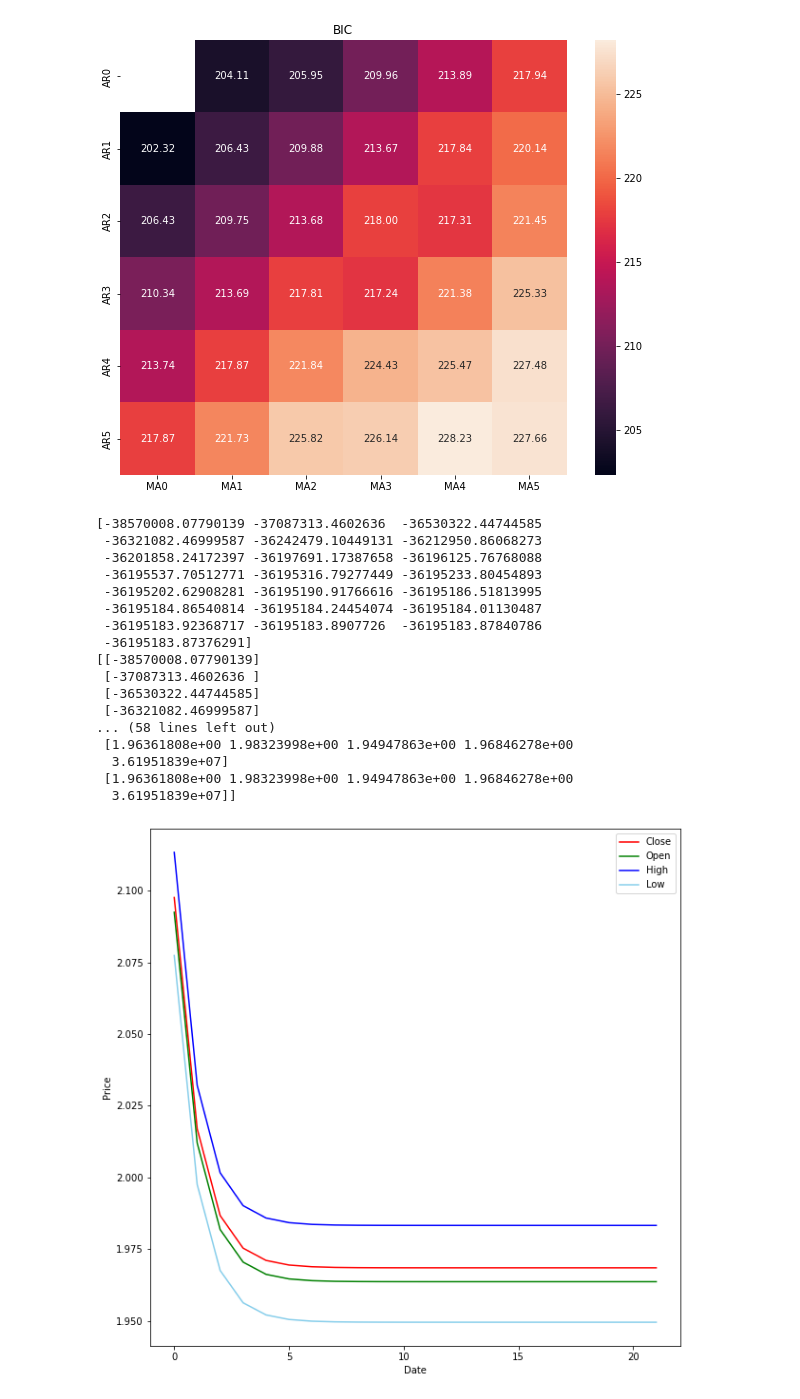
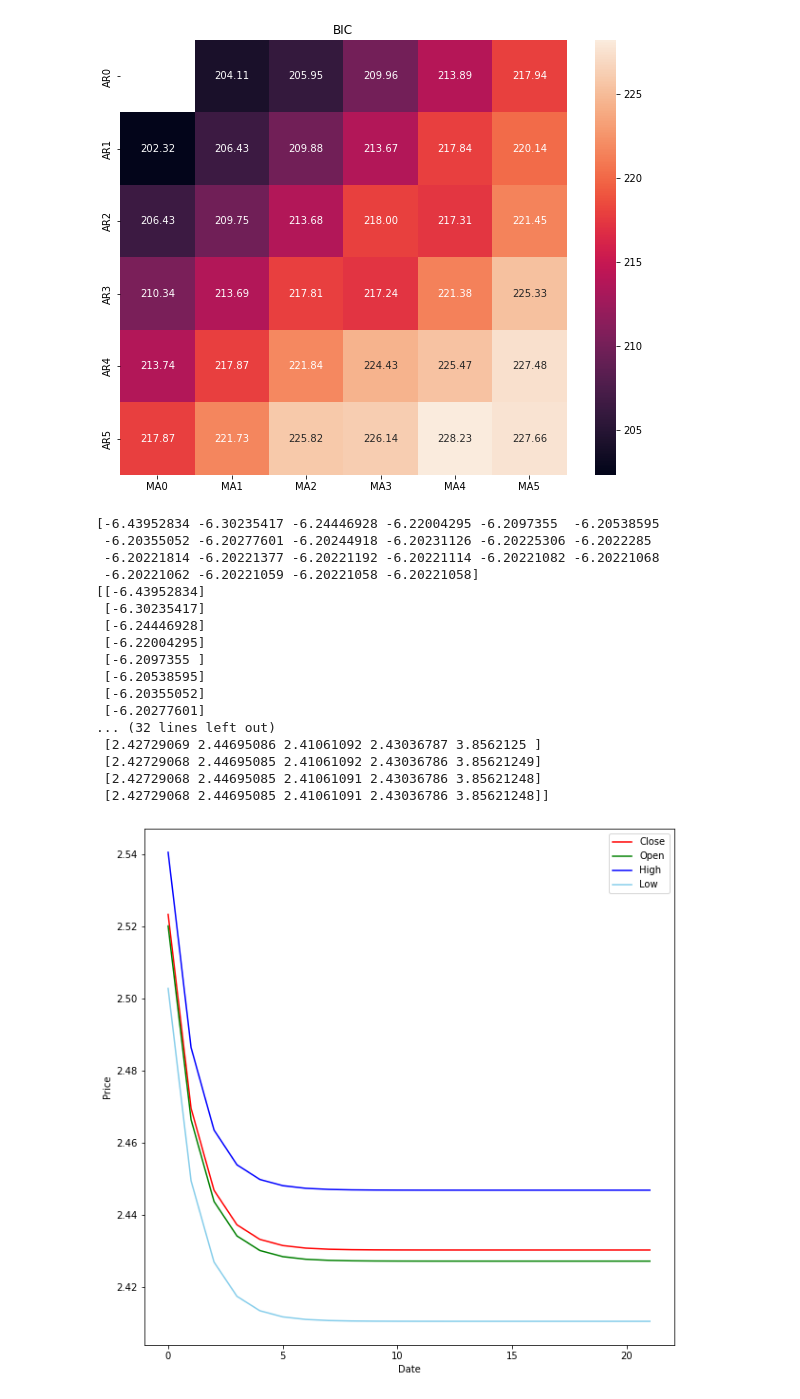
Before and after one commit to Allanroy-tz/PyLab, a Jupyter notebook: 时间序列分析/main.ipynb, the cells around one changed output. Drawn from its saved outputs; the diff is of its cells as text; code cells hidden in the pictures.

```diff
--- a/时间序列分析/main.ipynb
+++ b/时间序列分析/main.ipynb
@@ -11,6 +11,7 @@ sub = ChinaBank['2014-01':'2014-06']
 print(sub)
 train = sub.loc['2014-01':'2014-03']
 test = sub.loc['2014-04':'2014-06']
+train["Volume"]=train["Volume"]/1e7
 plt.figure(figsize=(10,10))
 print(sub.loc['2014-01':'2014-03'])
 plt.plot(train["Close"],color='red',label="Close")
@@ -140,53 +141,53 @@ plt.show()
 # %% [output]
 [figure]
 # %%
-model = sm.tsa.ARIMA(dataFrame[0], order=(1, 0, 0))
+model = sm.tsa.ARIMA(dataFrame[0], order=(1, 0, 1))
 results = model.fit()
 predict_sunspots = results.predict(start=62,end=83,dynamic=False)
 predict_sunspots=predict_sunspots.to_numpy()
 print(predict_sunspots)
 predict_sunspots01=np.empty([22,1])
 for i in range(22):
     predict_sunspots01[i][0]=predict_sunspots[i]
 print(predict_sunspots01)
 
     #a=(vt X AT)T=AV
 predict_sunspots02=np.dot(predict_sunspots01,vt[:1,:])
 print(predict_sunspots02)
 plt.figure(figsize=(10,10))
 plt.plot(predict_sunspots02[...,3],color='red',label="Close")
 plt.plot(predict_sunspots02[...,0],color='green',label="Open")
 plt.plot(predict_sunspots02[...,1],color='blue',label="High")
 plt.plot(predict_sunspots02[...,2],color='skyblue',label="Low")
 #plt.plot(train["Volume"],color='blacl')
 plt.legend()
 plt.xlabel('Date')
 plt.ylabel('Price')
 plt.show()
 plt.figure(figsize=(10,10))
 plt.plot(predict_sunspots02[...,4],color='black',label="Volum")
 plt.legend()
 plt.show()
 # fig, ax = plt.subplots(figsize=(12, 8))
 # ax = sub.plot(ax=ax)
 # predict_sunspots.plot(ax=ax)
 # plt.show()
 # %% [output]
-[-38570008.07790139 -37087313.4602636  -36530322.44744585
- -36321082.46999587 -36242479.10449131 -36212950.86068273
- -36201858.24172397 -36197691.17387658 -36196125.76768088
- -36195537.70512771 -36195316.79277449 -36195233.80454893
- -36195202.62908281 -36195190.91766616 -36195186.51813995
- -36195184.86540814 -36195184.24454074 -36195184.01130487
- -36195183.92368717 -36195183.8907726  -36195183.87840786
- -36195183.87376291]
-[[-38570008.07790139]
- [-37087313.4602636 ]
- [-36530322.44744585]
- [-36321082.46999587]
-... (58 lines left out)
- [1.96361808e+00 1.98323998e+00 1.94947863e+00 1.96846278e+00
-  3.61951839e+07]
- [1.96361808e+00 1.98323998e+00 1.94947863e+00 1.96846278e+00
-  3.61951839e+07]]
+[-6.43952834 -6.30235417 -6.24446928 -6.22004295 -6.2097355  -6.20538595
+ -6.20355052 -6.20277601 -6.20244918 -6.20231126 -6.20225306 -6.2022285
+ -6.20221814 -6.20221377 -6.20221192 -6.20221114 -6.20221082 -6.20221068
+ -6.20221062 -6.20221059 -6.20221058 -6.20221058]
+[[-6.43952834]
+ [-6.30235417]
+ [-6.24446928]
+ [-6.22004295]
+ [-6.2097355 ]
+ [-6.20538595]
+ [-6.20355052]
+ [-6.20277601]
+... (32 lines left out)
+ [2.42729069 2.44695086 2.41061092 2.43036787 3.8562125 ]
+ [2.42729068 2.44695085 2.41061092 2.43036786 3.85621249]
+ [2.42729068 2.44695085 2.41061091 2.43036786 3.85621248]
+ [2.42729068 2.44695085 2.41061091 2.43036786 3.85621248]]
-[figure, old version]
+[figure, new version]
```
Also changed, not shown: parts of 4 cells of this notebook, 1 other file.
